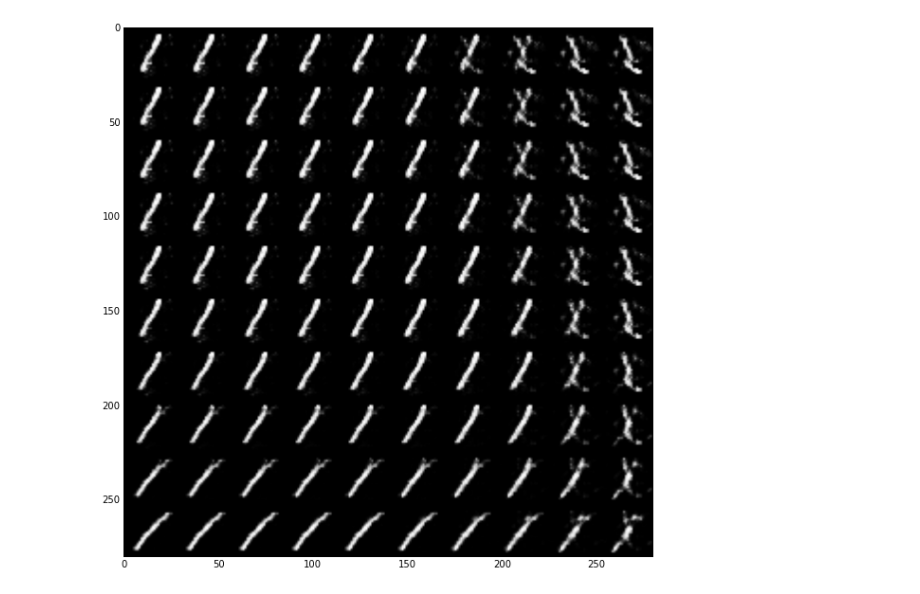
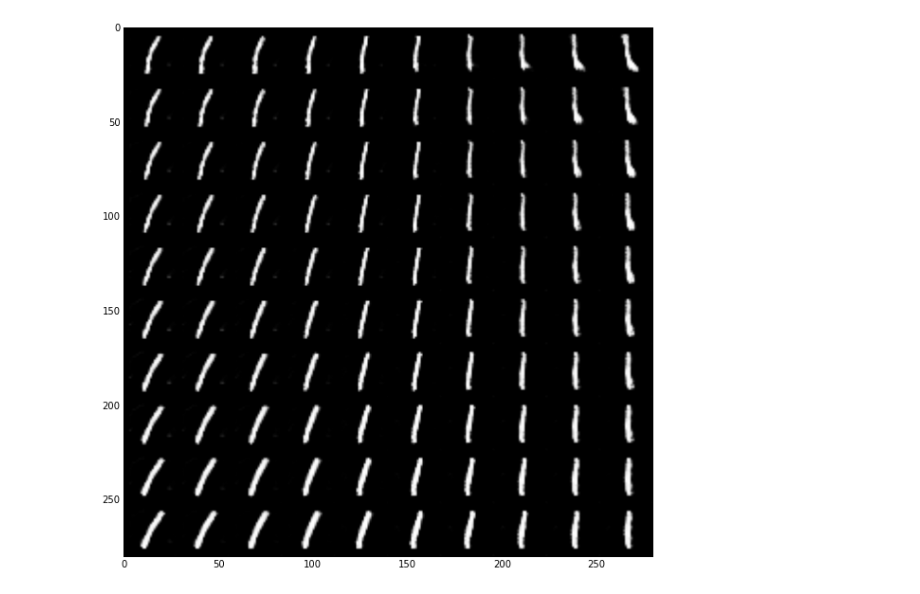
Before and after one commit to Ruijin1988/Material-Design-InfoGAN, a Jupyter notebook: mnist-example/infoGAN-mnist.ipynb, the cells around one changed output. Cells and saved outputs as stored; diff of their text form; code cells hidden in the pictures.

Commit message:
well trained mnist data
10,000 with 1,000 batches

```diff
--- a/mnist-example/infoGAN-mnist.ipynb
+++ b/mnist-example/infoGAN-mnist.ipynb
@@ -106,35 +137,4 @@ Epoch 24 Loss Generator: 0.0927272567749 Loss Discriminator: 0.000682298660278
 KeyboardInterrupt:
-# %%
-import argparse
-import numpy as np
-from chainer import datasets, cuda, serializers, Variable
-from chainer import optimizers as O
-from chainer import functions as F
-from models import Generator, Discriminator
-
-
-def rnd_categorical(n, n_categorical):
-    indices = np.random.randint(n_categorical, size=n)
-    one_hot = np.zeros((n, n_categorical))
-    one_hot[np.arange(n), indices] = 1
-    return one_hot, indices
-
-
-def rnd_continuous(n, n_continuous, mu=0, std=1):
-    return np.random.normal(mu, std, size=(n, n_continuous))
-
-
-n_z = 62
-n_categorical = 10
-n_continuous = 2
-max_epochs = 10000
-batch_size = 100
-
-
-# Prepare the training data
-train, _ = datasets.get_mnist(withlabel=False, ndim=2)
-train_size = train[0:10000].shape[0]
-im_shape = train.shape[1:]
 # %%
 # Quick check the training result
 import random
@@ -177,35 +177,35 @@ n = 10  # figure with 10x10 digits
 digit_size = 28
 figure = np.zeros((digit_size * n, digit_size * n))
 
 grid_x = np.linspace(-1, 1, n)
 grid_y = np.linspace(-1, 1, n)
 zs2 = xp.random.uniform(-1, 1, (batch_size, n_z)).astype(xp.float32)
 c_categorical2 = np.zeros((batch_size,n_categorical), dtype=np.float32)
 for ii in range(100):
     roll=random.randint(0,n_categorical-1)
     c_categorical2[ii,roll]=1
 c_categorical2[0,:]=0
-c_categorical2[0,2]=1
+c_categorical2[0,0]=1
 
 c_continuous2 = xp.asarray(rnd_continuous(batch_size, n_continuous), dtype=xp.float32)
 #c_continuous2[0,:] = 0
 
 for i, yi in enumerate(grid_x):
     for j, xi in enumerate(grid_y):
         #c_continuous2=np.zeros((100,n_continuous),dtype=np.float32)
         c_continuous2[0,:]=np.array([[yi, xi]], dtype=np.float32)
 
         zc2 = xp.concatenate((zs2, c_categorical2, c_continuous2), axis=1)
         x_decoded = generator(zc2).data[0]
         digit = x_decoded.reshape(digit_size, digit_size)
 
         figure[i * digit_size: (i + 1) * digit_size, j * digit_size: (j + 1) * digit_size] = digit
 
 plt.figure(figsize=(10, 10))
 plt.imshow(figure,'gray')
 plt.show()
 # %% [output]
-[figure, old version]
+[figure, new version]
 # %%
 # Save the model
 import chainer.serializers
```
Also changed, not shown: parts of 4 cells of this notebook, 2 other files.
